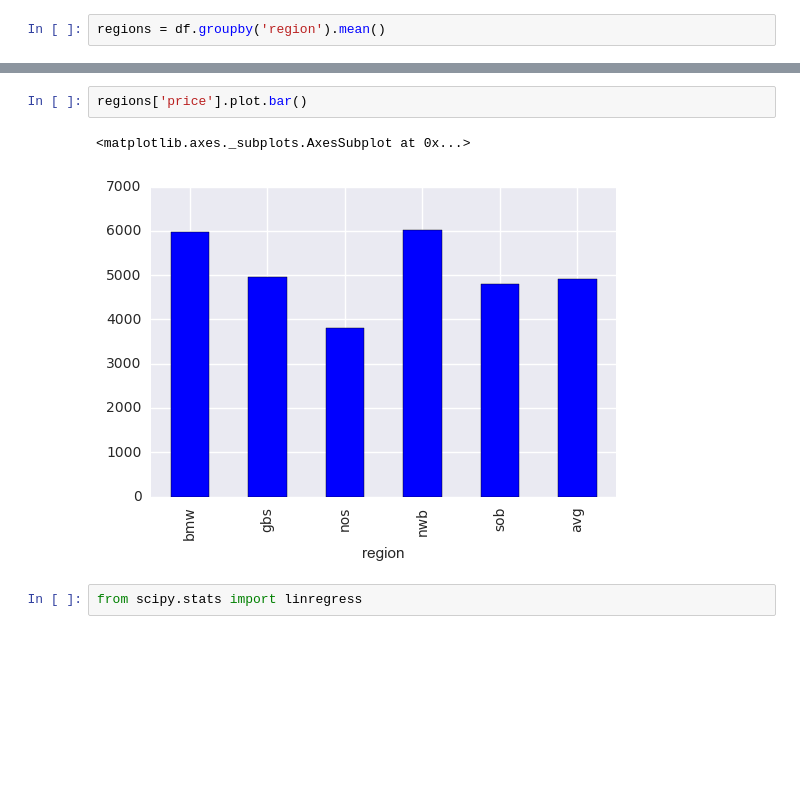
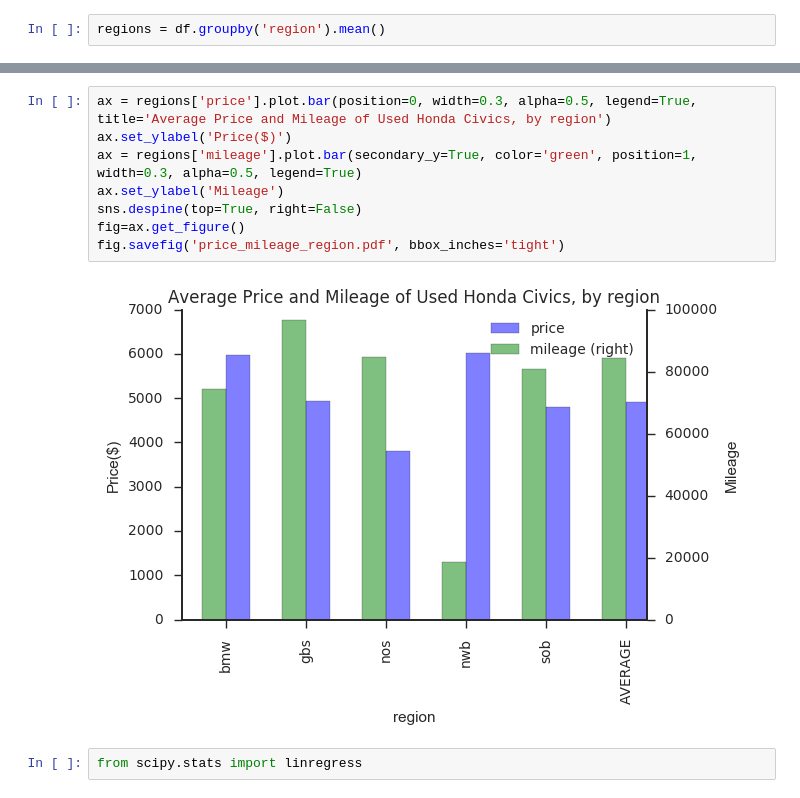
Before and after one commit to bslakman/Cars, a Jupyter notebook: Craigslist.ipynb, the cells around one changed output, grey strips where cells are left out. Saved outputs shown, nothing was run; the diff lists cells and outputs as text; blank space fills up the shorter version.

```diff
--- a/Craigslist.ipynb
+++ b/Craigslist.ipynb
@@ -254,8 +254,13 @@ regions
-# %%
-regions['price'].plot.bar()
-# %% [output]
-<matplotlib.axes._subplots.AxesSubplot at 0x...>
-[figure, removed]
+# %%
+ax = regions['price'].plot.bar(position=0, width=0.3, alpha=0.5, legend=True, title='Average Price and Mileage of Used Honda Civics, by region')
+ax.set_ylabel('Price($)')
+ax = regions['mileage'].plot.bar(secondary_y=True, color='green', position=1, width=0.3, alpha=0.5, legend=True)
+ax.set_ylabel('Mileage')
+sns.despine(top=True, right=False)
+fig=ax.get_figure()
+fig.savefig('price_mileage_region.pdf', bbox_inches='tight')
+# %% [output]
+[figure, added]
 # %%
 from scipy.stats import linregress
 # %%
```
Also changed, not shown: parts of 3 cells of this notebook, 2 other files.
